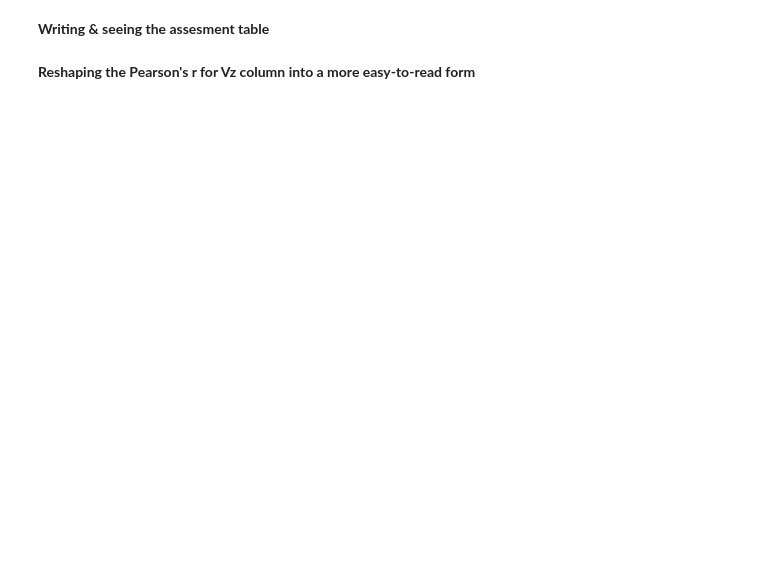
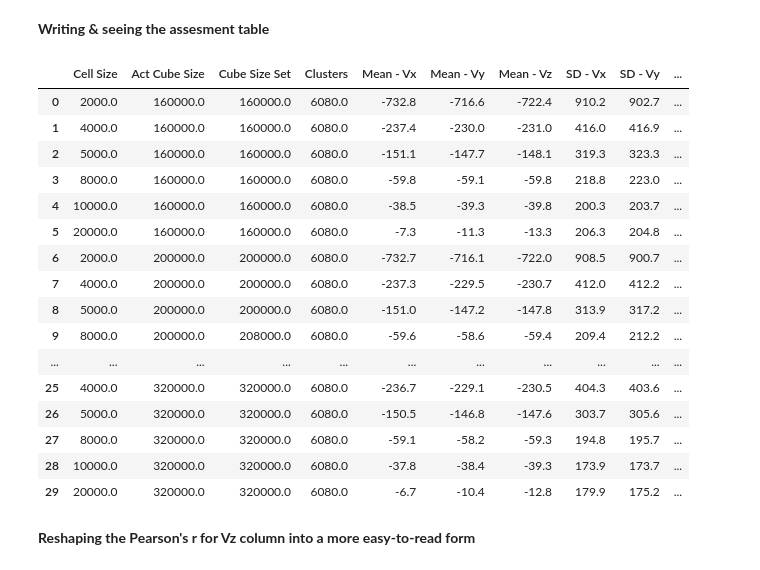
Before and after one commit to awaismirza92/velocity-reconstruction-and-kinetic-SZ, a Jupyter notebook: codes/velocity-reconstruction-big-sim-box.ipynb, the cells around one changed output. Saved outputs shown, nothing was run; the diff lists cells and outputs as text; code cells hidden in the pictures; blank space fills up the shorter version.

Commit message:
plots generated & remarks added

```diff
--- a/codes/velocity-reconstruction-big-sim-box.ipynb
+++ b/codes/velocity-reconstruction-big-sim-box.ipynb
@@ -217,7 +197,7 @@ pre_fac
 # %%
 def delta_gal_mean_func(cell_size):
 
-    df_gal_mean = df_gal.copy()
+    df_gal_mean = df_gal_big.copy()
 
     df_gal_mean['x[kpc/h]'] = df_gal_mean['x[kpc/h]'] / cell_size
     df_gal_mean['y[kpc/h]'] = df_gal_mean['y[kpc/h]'] / cell_size
@@ -227,7 +207,8 @@ def delta_gal_mean_func(cell_size):
     df_gal_mean["cell"] = list(zip(df_gal_mean['x[kpc/h]'].astype(int), df_gal_mean['y[kpc/h]'].astype(int), df_gal_mean['z[kpc/h]'].astype(int)))
 
     #array to store number of galaxies in the cells
-    gals_in_cell = np.zeros((640000//cell_size, 640000//cell_size, 640000//cell_size))
+    sim_box_size = 640000 * 3
+    gals_in_cell = np.zeros((sim_box_size//cell_size, sim_box_size//cell_size, sim_box_size//cell_size))
 
     #counting number of galaxies in the cells
     for cell in df_gal_mean["cell"]:
@@ -242,18 +223,18 @@ def delta_gal_mean_func(cell_size):
 # %%
 b = 2                                #bias for LOWZ & CMASS galaxies as taken by Tanimura et al. 2020
 
-def overdensity_field_calc(clus_x, clus_y, clus_z, delta_gal_mean, cell_size, sigma_in_pix, clus_cube_size):
+def overdensity_field_calc(clus_x, clus_y, clus_z, delta_gal_mean, cell_size, sigma_in_pix, clus_cube_size, df_gal_padded):
 
     #converting strings into floats
     clus_x = float(clus_x); clus_y = float(clus_y); clus_z = float(clus_z)
 
     #filtering galaxies in a cube of 240,000 h^-1 kpc around the given cluster
-    df_gal_select = df_gal[(df_gal['x[kpc/h]'] > (clus_x - clus_cube_size//2)) &
-                           (df_gal['x[kpc/h]'] < (clus_x + clus_cube_size//2)) &
-                           (df_gal['y[kpc/h]'] > (clus_y - clus_cube_size//2)) &
-                           (df_gal['y[kpc/h]'] < (clus_y + clus_cube_size//2)) &
-                           (df_gal['z[kpc/h]'] > (clus_z - clus_cube_size//2)) &
-                           (df_gal['z[kpc/h]'] < (clus_z + clus_cube_size//2))]
+    df_gal_select = df_gal_padded[(df_gal_padded['x[kpc/h]'] > (clus_x - clus_cube_size//2)) &
+                                  (df_gal_padded['x[kpc/h]'] < (clus_x + clus_cube_size//2)) &
+                                  (df_gal_padded['y[kpc/h]'] > (clus_y - clus_cube_size//2)) &
+                                  (df_gal_padded['y[kpc/h]'] < (clus_y + clus_cube_size//2)) &
+                                  (df_gal_padded['z[kpc/h]'] > (clus_z - clus_cube_size//2)) &
+                                  (df_gal_padded['z[kpc/h]'] < (clus_z + clus_cube_size//2))]
 
     #making copy to extract coordinates of cells containing the galaxies
     df_gal_cube = df_gal_select.copy()
@@ -328,10 +309,10 @@ def vel_terms_calc(cell_size, clus_cube_size):
 **Calculating velocity of clusters according to Eq. 1**
 # %%
 def clus_velocity_calc(clus_x, clus_y, clus_z, delta_gal_mean, cell_size, vel_terms, sigma_in_pix,
-                       clus_cube_size):
+                       clus_cube_size, df_gal_padded):
 
     delta_matter = overdensity_field_calc(clus_x, clus_y, clus_z, delta_gal_mean, cell_size, sigma_in_pix,
-                                          clus_cube_size)
+                                          clus_cube_size, df_gal_padded)
 
 
     dy_cubed, numer_x, numer_y, numer_z, denom = vel_terms
@@ -364,7 +345,7 @@ def sigma_calc(cell_size):
 # %%
 def plotting_func(df_clusters_est_err, cell_size, clus_cube_size_actual):
 
-    fig = plt.figure(dpi = dpi, figsize = (10,12))
+    fig = plt.figure(dpi = dpi, figsize = (10,12), facecolor=(1, 1, 1))
 
     plt.subplot(3,2,1)
     plt.scatter(df_clusters_est_err['vx[km/s]'], df_clusters_est_err['vx_est[km/s]'], s = 8)
@@ -375,6 +356,7 @@ def plotting_func(df_clusters_est_err, cell_size, clus_cube_size_actual):
     plt.ylim(-2000,2000)
     plt.gca().set_aspect('equal', adjustable='box')
     plt.title('Vx - scatter plot')
+    plt.text(0.6, 0.15, f'Clusters: {len(df_clusters_est_err)}', transform=plt.gca().transAxes)
 
     plt.subplot(3,2,2)
     error_x = df_clusters_est_err['vx[km/s]'] - df_clusters_est_err['vx_est[km/s]']
@@ -406,6 +388,7 @@ def plotting_func(df_clusters_est_err, cell_size, clus_cube_size_actual):
     plt.ylim(-2000,2000)
     plt.gca().set_aspect('equal', adjustable='box')
     plt.title('Vy - scatter plot')
+    plt.text(0.6, 0.15, f'Clusters: {len(df_clusters_est_err)}', transform=plt.gca().transAxes)
 
     plt.subplot(3,2,4)
     error_y = df_clusters_est_err['vy[km/s]'] - df_clusters_est_err['vy_est[km/s]']
@@ -436,6 +419,7 @@ def plotting_func(df_clusters_est_err, cell_size, clus_cube_size_actual):
     plt.ylim(-2000,2000)
     plt.gca().set_aspect('equal', adjustable='box')
     plt.title('Vz - scatter plot')
+    plt.text(0.6, 0.15, f'Clusters: {len(df_clusters_est_err)}', transform=plt.gca().transAxes)
 
     plt.subplot(3,2,6)
     error_z = df_clusters_est_err['vz[km/s]'] - df_clusters_est_err['vz_est[km/s]']
@@ -454,10 +438,10 @@ def plotting_func(df_clusters_est_err, cell_size, clus_cube_size_actual):
 
     plt.title('Vz error - histogram')
 
-    os.system(f'mkdir Plots/v_scatter_hist/{clus_cube_size_actual}')
+    os.system(f'mkdir Plots/big-sim-box/v_scatter_hist/{clus_cube_size_actual}')
     plt.subplots_adjust(top = 0.9, hspace = 0.4, wspace = 0.3)
     plt.tight_layout()
-    plt.savefig(f'Plots/v_scatter_hist/{clus_cube_size_actual}/v_scatter_hist_{cell_size}.png')
+    plt.savefig(f'Plots/big-sim-box/v_scatter_hist/{clus_cube_size_actual}/v_scatter_hist_{cell_size}.png')
     plt.close()
 # %% [markdown]
 **Examining the effects of cluster cube & cell sizes variation on velocity estimates**
@@ -529,8 +538,26 @@ for clus_cube_size in [160000, 200000, 240000, 280000, 320000]:
 # %% [markdown]
 **Writing & seeing the assesment table**
 # %%
-cube_cell_size_assess.to_excel('cube_cell_size_assess.xlsx')
+cube_cell_size_assess_no_round.to_excel('cube_cell_size_assess_big-sim-box.xlsx')
 cube_cell_size_assess
+# %% [output]
+|  | Cell Size | Act Cube Size | Cube Size Set | Clusters | Mean - Vx | Mean - Vy | Mean - Vz | SD - Vx | SD - Vy | ... |
+| 0 | 2000.0 | 160000.0 | 160000.0 | 6080.0 | -732.8 | -716.6 | -722.4 | 910.2 | 902.7 | ... |
+| 1 | 4000.0 | 160000.0 | 160000.0 | 6080.0 | -237.4 | -230.0 | -231.0 | 416.0 | 416.9 | ... |
+| 2 | 5000.0 | 160000.0 | 160000.0 | 6080.0 | -151.1 | -147.7 | -148.1 | 319.3 | 323.3 | ... |
+| 3 | 8000.0 | 160000.0 | 160000.0 | 6080.0 | -59.8 | -59.1 | -59.8 | 218.8 | 223.0 | ... |
+| 4 | 10000.0 | 160000.0 | 160000.0 | 6080.0 | -38.5 | -39.3 | -39.8 | 200.3 | 203.7 | ... |
+| 5 | 20000.0 | 160000.0 | 160000.0 | 6080.0 | -7.3 | -11.3 | -13.3 | 206.3 | 204.8 | ... |
+| 6 | 2000.0 | 200000.0 | 200000.0 | 6080.0 | -732.7 | -716.1 | -722.0 | 908.5 | 900.7 | ... |
+| 7 | 4000.0 | 200000.0 | 200000.0 | 6080.0 | -237.3 | -229.5 | -230.7 | 412.0 | 412.2 | ... |
+| 8 | 5000.0 | 200000.0 | 200000.0 | 6080.0 | -151.0 | -147.2 | -147.8 | 313.9 | 317.2 | ... |
+| 9 | 8000.0 | 200000.0 | 208000.0 | 6080.0 | -59.6 | -58.6 | -59.4 | 209.4 | 212.2 | ... |
+| ... | ... | ... | ... | ... | ... | ... | ... | ... | ... | ... |
+| 25 | 4000.0 | 320000.0 | 320000.0 | 6080.0 | -236.7 | -229.1 | -230.5 | 404.3 | 403.6 | ... |
+| 26 | 5000.0 | 320000.0 | 320000.0 | 6080.0 | -150.5 | -146.8 | -147.6 | 303.7 | 305.6 | ... |
+| 27 | 8000.0 | 320000.0 | 320000.0 | 6080.0 | -59.1 | -58.2 | -59.3 | 194.8 | 195.7 | ... |
+| 28 | 10000.0 | 320000.0 | 320000.0 | 6080.0 | -37.8 | -38.4 | -39.3 | 173.9 | 173.7 | ... |
+| 29 | 20000.0 | 320000.0 | 320000.0 | 6080.0 | -6.7 | -10.4 | -12.8 | 179.9 | 175.2 | ... |
 # %% [markdown]
 **Reshaping the Pearson's r for Vz column into a more easy-to-read form**
 # %%
```
Also changed, not shown: parts of 20 cells of this notebook.
